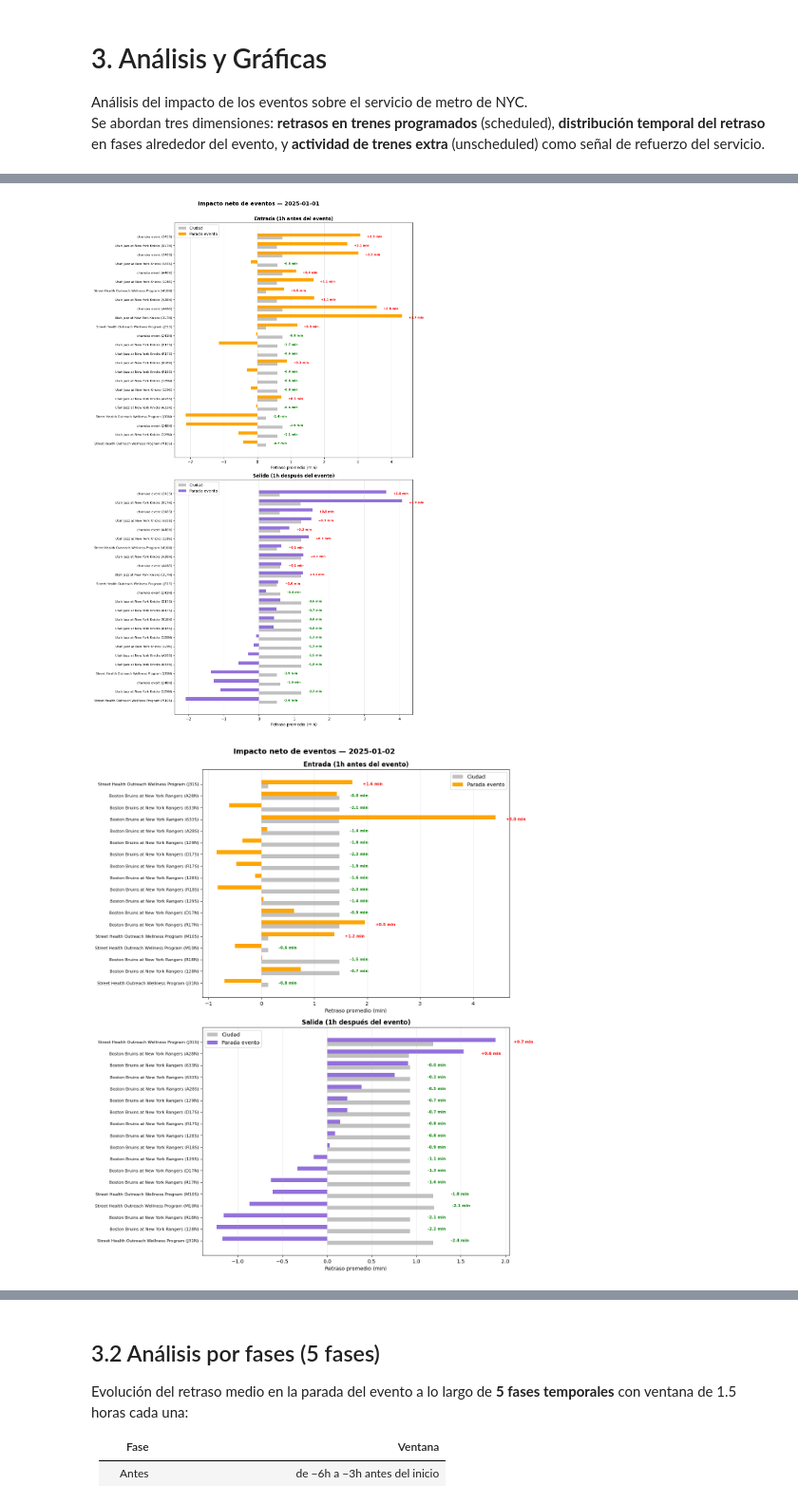
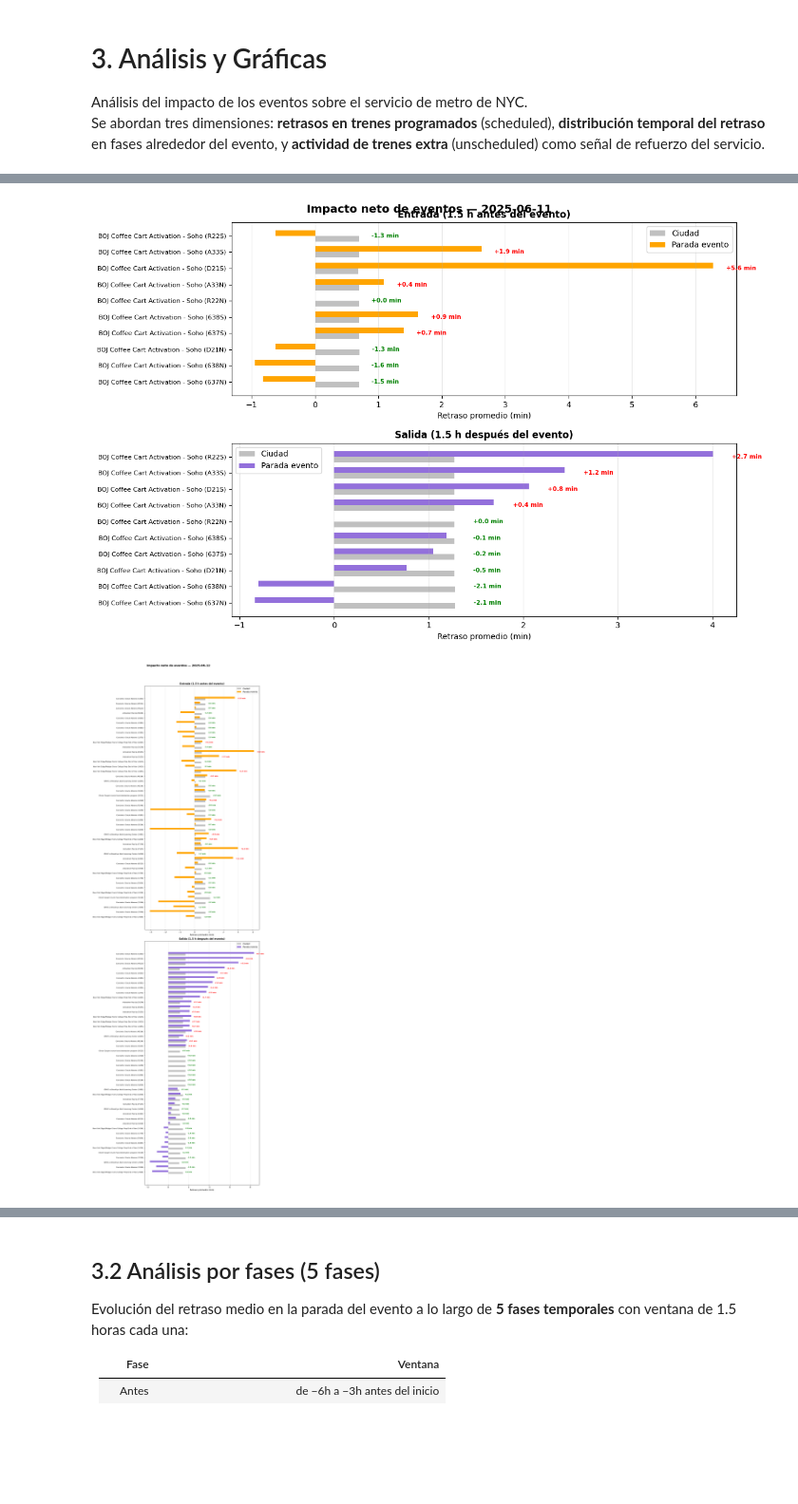
Before and after one commit to UCM-GIDIA-PD1/c2526-R5, a Jupyter notebook: notebooks/analisis_eventos.ipynb, the cells around one changed output, grey strips where cells are left out. Shown at 95% size. Saved outputs shown, nothing was run; the diff lists cells and outputs as text; code cells hidden in the pictures; blank space fills up the shorter version.

Commit message:
modificación en el analisis de eventos

```diff
--- a/notebooks/analisis_eventos.ipynb
+++ b/notebooks/analisis_eventos.ipynb
@@ -27,8 +27,8 @@ if secret_key is None:
     raise AssertionError("MINIO_SECRET_KEY no definida.")
 
 # ── Rango de fechas ───────────────────────────────────────────────────────────
-fecha_inicio = "2025-01-01"
-fecha_fin    = "2025-01-07"
+fecha_inicio = "2025-06-11"
+fecha_fin    = "2025-06-13"
 fechas = pd.date_range(fecha_inicio, fecha_fin).strftime("%Y-%m-%d").tolist()
 
 dfs_s, dfs_e = [], []
@@ -189,7 +187,7 @@ for index, evento in df_e.iterrows():
     df_dia = df_s[df_s['service_date'] == fecha]
 
     hora_inicio_math = pd.to_timedelta(evento['hora_inicio'])
-    inicio_entrada   = hora_inicio_math - pd.Timedelta(hours=1)
+    inicio_entrada   = hora_inicio_math - pd.Timedelta(hours=1.5)
 
     trenes_entrada = df_dia[(df_dia['td_real'] >= inicio_entrada) & (df_dia['td_real'] <= hora_inicio_math)]
     retraso_entrada_evento = trenes_entrada[trenes_entrada['stop_id'] == parada]['delay_minutes'].mean()
@@ -197,7 +195,7 @@ for index, evento in df_e.iterrows():
 
     hora_salida_math = pd.to_timedelta(evento['hora_salida_estimada'])
 
-    trenes_salida = df_dia[(df_dia['td_real'] >= hora_salida_math) & (df_dia['td_real'] <= hora_salida_math + pd.Timedelta(hours=1))]
+    trenes_salida = df_dia[df_dia['td_real'] >= hora_salida_math]
     retraso_salida_evento = trenes_salida[trenes_salida['stop_id'] == parada]['delay_minutes'].mean()
     retraso_salida_resto  = trenes_salida[trenes_salida['stop_id'] != parada]['delay_minutes'].mean()
 
@@ -238,34 +236,34 @@ import seaborn as sns
 for fecha, df_dia_plot in df_impacto.groupby('Fecha'):
     df_dia_plot = df_dia_plot.reset_index(drop=True)
     etiquetas = df_dia_plot['Evento'] + ' (' + df_dia_plot['Parada'].astype(str) + ')'
     y    = np.arange(len(etiquetas))
     alto = 0.35
 
     fig, (ax1, ax2) = plt.subplots(2, 1, figsize=(12, max(8, len(etiquetas) * 0.8)))
 
     ax1.barh(y + alto/2, df_dia_plot['Retraso Ciudad Entrada (Mins)'], alto, label='Ciudad',       color='silver')
     ax1.barh(y - alto/2, df_dia_plot['Retraso Parada Entrada (Mins)'], alto, label='Parada evento', color='orange')
     for i, val in enumerate(df_dia_plot['Impacto NETO Entrada (Mins)']):
         xpos  = max(df_dia_plot['Retraso Parada Entrada (Mins)'].iloc[i], df_dia_plot['Retraso Ciudad Entrada (Mins)'].iloc[i]) + 0.2
         color = 'red' if val > 0 else 'green'
         ax1.text(xpos, i, f'{val:+.1f} min', va='center', fontsize=7.5, fontweight='bold', color=color)
-    ax1.set_title('Entrada (1h antes del evento)', fontweight='bold')
+    ax1.set_title('Entrada (1.5 h antes del evento)', fontweight='bold')
     ax1.set_yticks(y); ax1.set_yticklabels(etiquetas, fontsize=8)
     ax1.set_xlabel('Retraso promedio (min)'); ax1.legend(); ax1.grid(axis='x', alpha=0.3); ax1.invert_yaxis()
 
     ax2.barh(y + alto/2, df_dia_plot['Retraso Ciudad Salida (Mins)'], alto, label='Ciudad',       color='silver')
     ax2.barh(y - alto/2, df_dia_plot['Retraso Parada Salida (Mins)'], alto, label='Parada evento', color='mediumpurple')
     for i, val in enumerate(df_dia_plot['Impacto NETO Salida (Mins)']):
         xpos  = max(df_dia_plot['Retraso Parada Salida (Mins)'].iloc[i], df_dia_plot['Retraso Ciudad Salida (Mins)'].iloc[i]) + 0.2
         color = 'red' if val > 0 else 'green'
         ax2.text(xpos, i, f'{val:+.1f} min', va='center', fontsize=7.5, fontweight='bold', color=color)
-    ax2.set_title('Salida (1h después del evento)', fontweight='bold')
+    ax2.set_title('Salida (1.5 h después del evento)', fontweight='bold')
     ax2.set_yticks(y); ax2.set_yticklabels(etiquetas, fontsize=8)
     ax2.set_xlabel('Retraso promedio (min)'); ax2.legend(); ax2.grid(axis='x', alpha=0.3); ax2.invert_yaxis()
 
     fig.suptitle(f'Impacto neto de eventos — {fecha}', fontsize=14, fontweight='bold')
     fig.tight_layout(); fig.subplots_adjust(top=0.94)
     plt.show()
 # %% [output]
-[figure, old version]
+[figure, new version]
-[figure, old version]
+[figure, new version]
```
Also changed, not shown: parts of 12 cells of this notebook.
